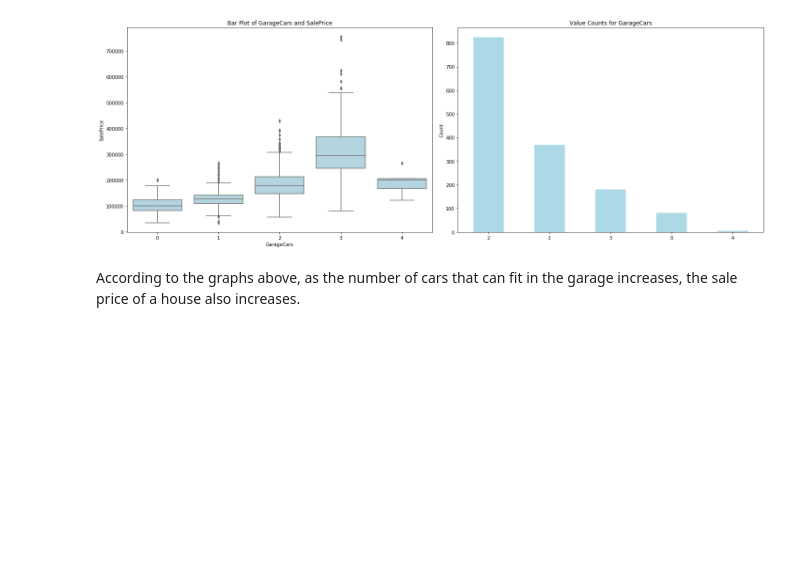
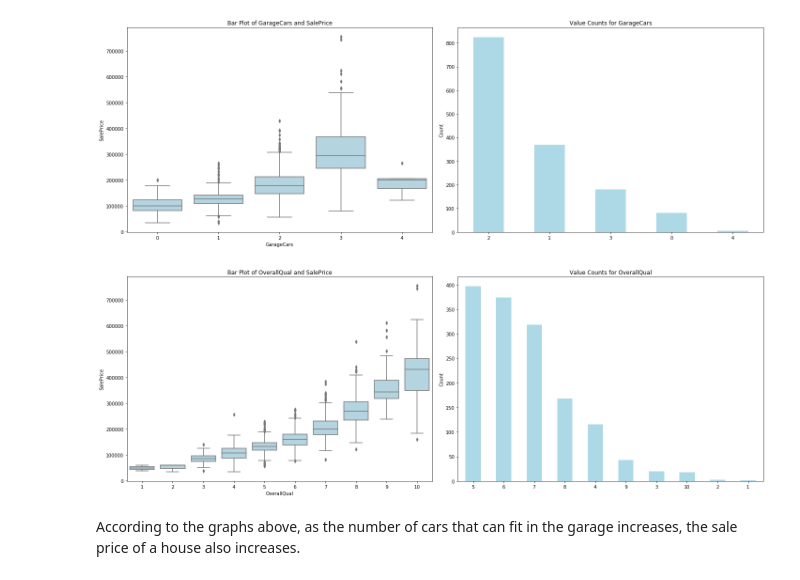
Before and after one commit to matthewcassi/kaggle_competitions, a Jupyter notebook: house_prices/initial_eda.ipynb, the cells around one changed output. Drawn from its saved outputs; the diff is of its cells as text; code cells hidden in the pictures; blank space fills up the shorter version.

```diff
--- a/house_prices/initial_eda.ipynb
+++ b/house_prices/initial_eda.ipynb
@@ -291,6 +291,10 @@ plot.bar_box(train,'SaleType','SalePrice')
 plot.bar_box(train,'GarageCars','SalePrice')
 # %% [output]
 [figure]
+# %%
+plot.bar_box(train,'OverallQual','SalePrice')
+# %% [output]
+[figure, added]
 # %% [markdown]
 According to the graphs above, as the number of cars that can fit in the garage increases, the sale price of a house also increases.
 # %% [markdown]
```
Also changed, not shown: parts of 4 cells of this notebook.
